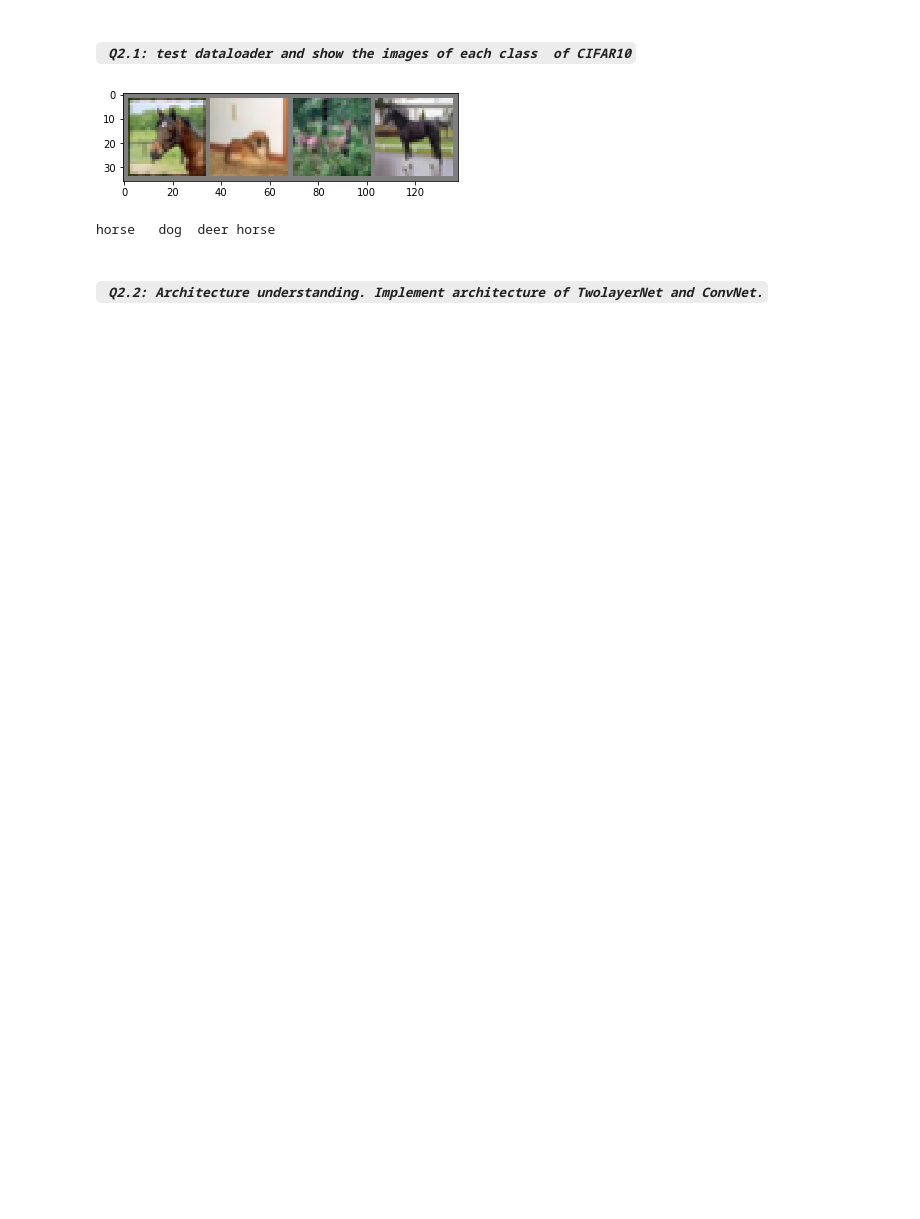
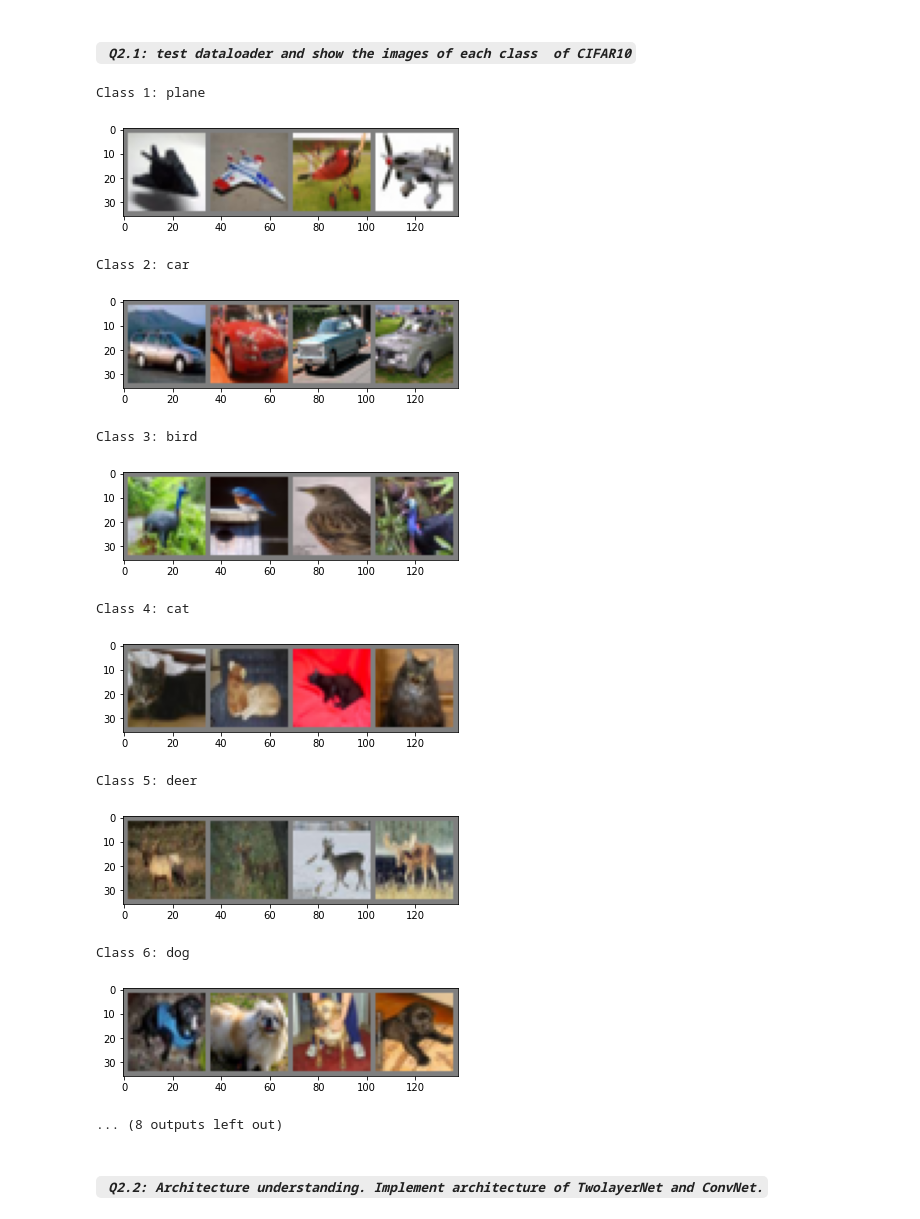
Before and after one commit to HarryZhangHH/ComputerVision-1and2, a Jupyter notebook: computervision1/final_lab/labfinal2/Lab_project_part2.ipynb, the cells around one changed output. Saved outputs shown, nothing was run; the diff lists cells and outputs as text; code cells hidden in the pictures; blank space fills up the shorter version.

```diff
--- a/computervision1/final_lab/labfinal2/Lab_project_part2.ipynb
+++ b/computervision1/final_lab/labfinal2/Lab_project_part2.ipynb
@@ -64,14 +92,58 @@ def imshow(img):
+# %%
+# To save example images per class
+example_images = [[],[],[],[],[],[],[],[],[],[]]
+# Max images to show per class
+max_images = 4
+# Whether saving max images to show is fullfilled per class
+image_class_completed = np.full(len(example_images), False)
+
+# Loop through trainingset
+for (idx, batch) in enumerate(trainset):
+    img = batch[0]
+    label = batch[1]
+
+    num_images_class = len(example_images[label])
+
+    # When more images for this class are still required save image
+    if num_images_class < max_images:
+        example_images[label].append(img)
+    # When enough (i.e. max) images to show
+    elif num_images_class == max_images:
+        image_class_completed[label] = True
+
+    # When having enough images for all classes to show
+    if np.all(image_class_completed == True):
+        break
+
+# Show images per class
+for (i, class_images) in enumerate(example_images):
+    print(f"Class {i + 1}: {classes[i]}")
+    imshow(torchvision.utils.make_grid(class_images))
+# %% [output]
+Class 1: plane
+[figure, added]
+Class 2: car
+[figure, added]
+Class 3: bird
+[figure, added]
+Class 4: cat
+[figure, added]
+Class 5: deer
+[figure, added]
+Class 6: dog
+[figure, added]
+... (8 outputs left out)
 # %%
-# get some random training images
-dataiter = iter(trainloader)
-images, labels = dataiter.next()
+# imshow(list(example_images))
 
-# show images
-imshow(torchvision.utils.make_grid(images))
-# print labels
-print(' '.join('%5s' % classes[labels[j]] for j in range(4)))
+# # get some random training images
+# dataiter = iter(trainloader)
+# images, labels = dataiter.next()
+
+# # show images
+# imshow(torchvision.utils.make_grid(images))
+
+# # print labels
+# print(' '.join('%5s' % classes[labels[j]] for j in range(4)))
-# %% [output]
-[figure, removed]
-horse   dog  deer horse
 # %% [markdown]
 ####  *` Q2.2: Architecture understanding. Implement architecture of TwolayerNet and ConvNet.`*
```
Also changed, not shown: parts of 26 cells of this notebook, 1 other file.
